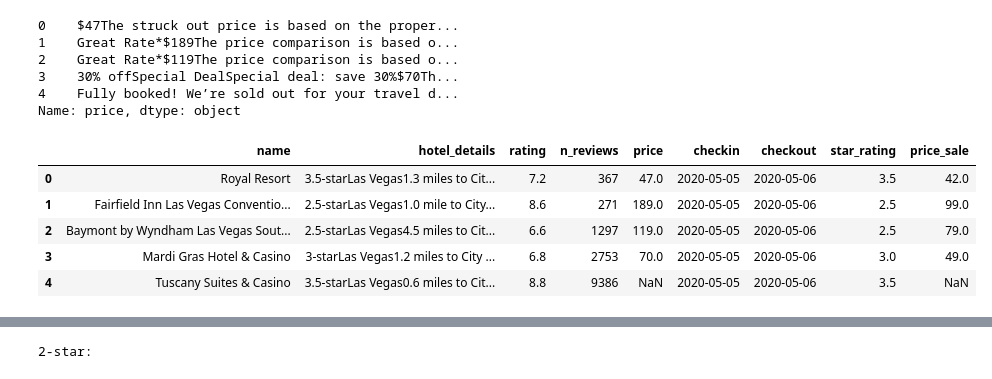
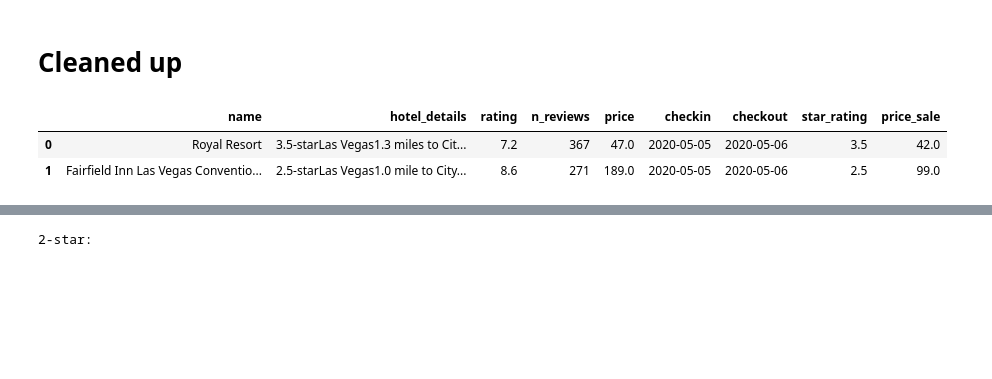
Before and after one commit to jcalven/tdi-presentation, a Jupyter notebook: index.ipynb, the cells around one changed output, grey strips where cells are left out. Cells and saved outputs as stored; diff of their text form; code cells hidden in the pictures; blank space fills up the shorter version.

```diff
--- a/index.ipynb
+++ b/index.ipynb
@@ -202,7 +243,7 @@ class GridPlot(object):
 # %%
 # Read hotel data
-df = read_json('../data/hotels_vegas.json')
-df.head()
+df = read_json('./data/hotels_vegas.json')
+df.head(2)
 # %% [output]
 |  | name | address | hotel_details | review_box | rating | n_reviews | price | checkin | checkout | adults | ... |
 | 0 | Royal Resort | 99 Convention Center Dr, Las Vega... | 3.5-starLas Vegas1.3 miles to Cit... | 3.5-starLas Vegas1.3 miles to Cit... | 7.2 Good | 367 reviews | $47The struck out price is based ... | 2020-05-05 | 2020-05-06 | 2 | ... |
@@ -213,19 +251,9 @@ df.head()
-# %%
-df.price.head()
-# %% [output]
-0    $47The struck out price is based on the proper...
-1    Great Rate*$189The price comparison is based o...
-2    Great Rate*$119The price comparison is based o...
-3    30% offSpecial DealSpecial deal: save 30%$70Th...
-4    Fully booked! We’re sold out for your travel d...
-Name: price, dtype: object
+# %% [markdown]
+# Cleaned up
 # %%
 df = preprocess(df)
-df.head()
+df.head(2)
 # %% [output]
 |  | name | hotel_details | rating | n_reviews | price | checkin | checkout | star_rating | price_sale |
 | 0 | Royal Resort | 3.5-starLas Vegas1.3 miles to Cit... | 7.2 | 367 | 47.0 | 2020-05-05 | 2020-05-06 | 3.5 | 42.0 |
 | 1 | Fairfield Inn Las Vegas Conventio... | 2.5-starLas Vegas1.0 mile to City... | 8.6 | 271 | 189.0 | 2020-05-05 | 2020-05-06 | 2.5 | 99.0 |
-| 2 | Baymont by Wyndham Las Vegas Sout... | 2.5-starLas Vegas4.5 miles to Cit... | 6.6 | 1297 | 119.0 | 2020-05-05 | 2020-05-06 | 2.5 | 79.0 |
-| 3 | Mardi Gras Hotel & Casino | 3-starLas Vegas1.2 miles to City ... | 6.8 | 2753 | 70.0 | 2020-05-05 | 2020-05-06 | 3.0 | 49.0 |
-| 4 | Tuscany Suites & Casino | 3.5-starLas Vegas0.6 miles to Cit... | 8.8 | 9386 | NaN | 2020-05-05 | 2020-05-06 | 3.5 | NaN |
```
Also changed, not shown: parts of 50 cells of this notebook, 1 other file.
